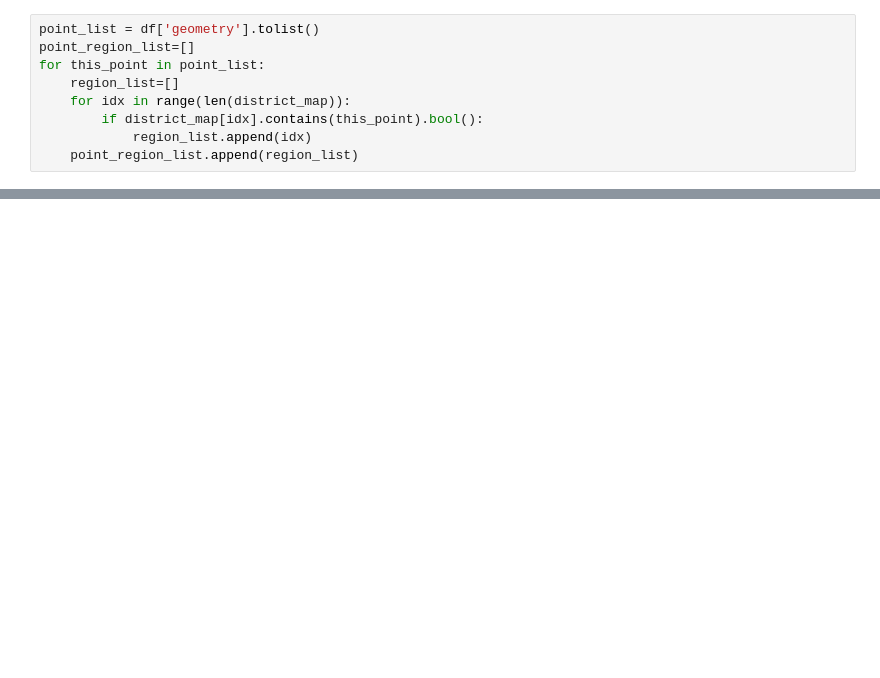
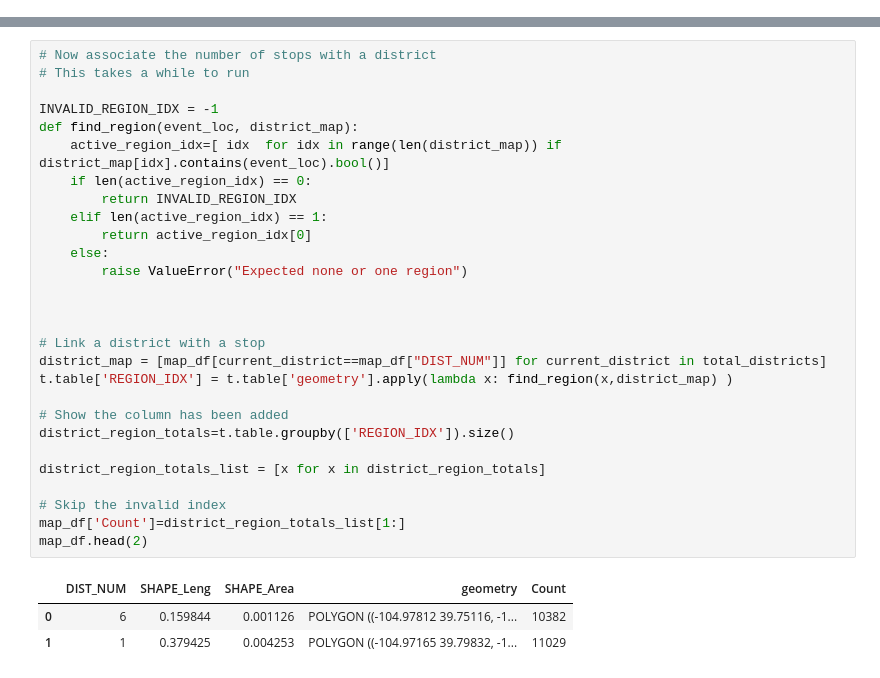
Before and after one commit to openpolicedata/openpolicedata, a Jupyter notebook: notebooks/ex_plotting_data.ipynb, the cells around one changed output, grey strips where cells are left out. Drawn from its saved outputs; the diff is of its cells as text; blank space fills up the shorter version.

```diff
--- a/notebooks/ex_plotting_data.ipynb
+++ b/notebooks/ex_plotting_data.ipynb
@@ -144,9 +57,0 @@ dir(tables.table)
-# %%
-point_list = df['geometry'].tolist()
-point_region_list=[]
-for this_point in point_list:
-    region_list=[]
-    for idx in range(len(district_map)):
-        if district_map[idx].contains(this_point).bool():
-            region_list.append(idx)
-    point_region_list.append(region_list)
@@ -194,0 +119,32 @@ Text(50.375, 0.5, 'Latitude')
+# %%
+# Now associate the number of stops with a district
+# This takes a while to run
+
+INVALID_REGION_IDX = -1
+def find_region(event_loc, district_map):
+    active_region_idx=[ idx  for idx in range(len(district_map)) if district_map[idx].contains(event_loc).bool()]
+    if len(active_region_idx) == 0:
+        return INVALID_REGION_IDX
+    elif len(active_region_idx) == 1:
+        return active_region_idx[0]
+    else:
+        raise ValueError("Expected none or one region")
+
+
+
+# Link a district with a stop
+district_map = [map_df[current_district==map_df["DIST_NUM"]] for current_district in total_districts]
+t.table['REGION_IDX'] = t.table['geometry'].apply(lambda x: find_region(x,district_map) )
+
+# Show the column has been added
+district_region_totals=t.table.groupby(['REGION_IDX']).size()
+
+district_region_totals_list = [x for x in district_region_totals]
+
+# Skip the invalid index
+map_df['Count']=district_region_totals_list[1:]
+map_df.head(2)
+# %% [output]
+|  | DIST_NUM | SHAPE_Leng | SHAPE_Area | geometry | Count |
+| 0 | 6 | 0.159844 | 0.001126 | POLYGON ((-104.97812 39.75116, -1... | 10382 |
+| 1 | 1 | 0.379425 | 0.004253 | POLYGON ((-104.97165 39.79832, -1... | 11029 |
```
Also changed, not shown: parts of 24 cells of this notebook.
